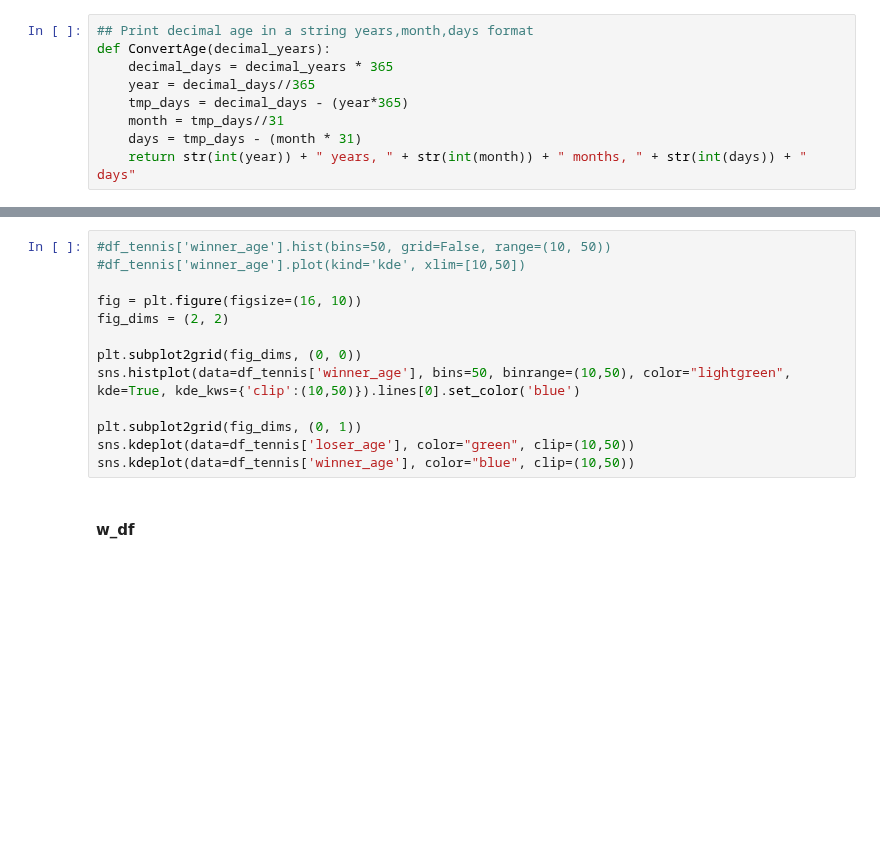
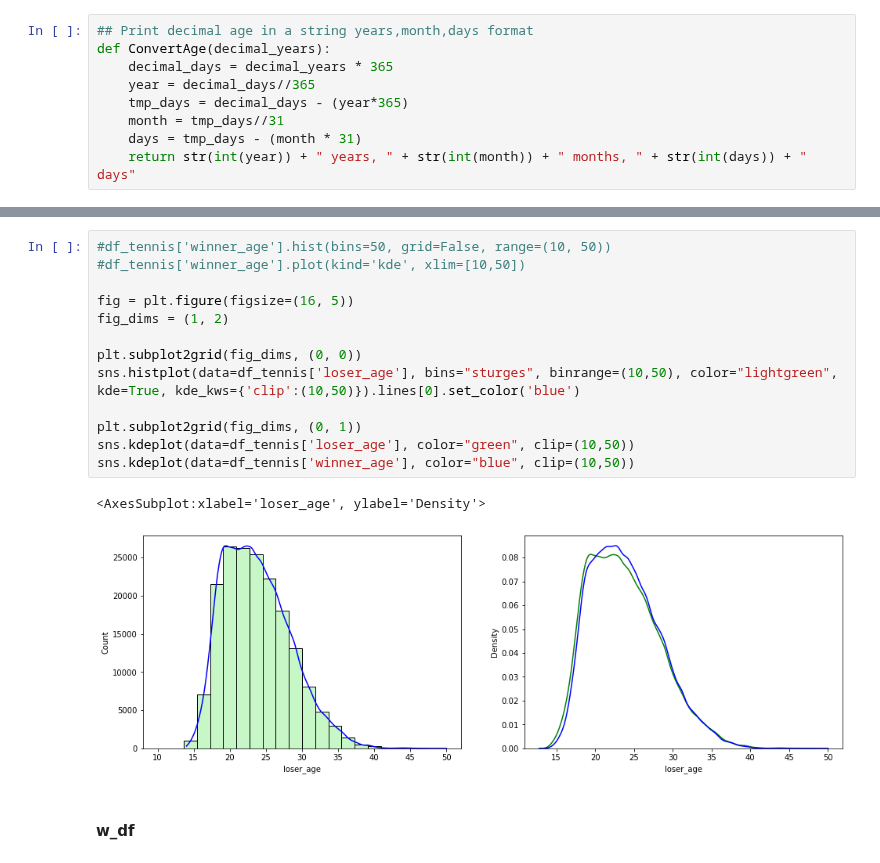
Before and after one commit to gasparax/DM_Project, a Jupyter notebook: data_understanding.ipynb, the cells around one changed output, grey strips where cells are left out. Saved outputs shown, nothing was run; the diff lists cells and outputs as text; blank space fills up the shorter version.

```diff
--- a/data_understanding.ipynb
+++ b/data_understanding.ipynb
@@ -682,16 +722,19 @@ df_tennis.boxplot(vert=False, column=['winner_age'], return_type='axes',figsize=
 # %%
 #df_tennis['winner_age'].hist(bins=50, grid=False, range=(10, 50))
 #df_tennis['winner_age'].plot(kind='kde', xlim=[10,50])
 
-fig = plt.figure(figsize=(16, 10))
-fig_dims = (2, 2)
+fig = plt.figure(figsize=(16, 5))
+fig_dims = (1, 2)
 
 plt.subplot2grid(fig_dims, (0, 0))
-sns.histplot(data=df_tennis['winner_age'], bins=50, binrange=(10,50), color="lightgreen", kde=True, kde_kws={'clip':(10,50)}).lines[0].set_color('blue')
+sns.histplot(data=df_tennis['loser_age'], bins="sturges", binrange=(10,50), color="lightgreen", kde=True, kde_kws={'clip':(10,50)}).lines[0].set_color('blue')
 
 plt.subplot2grid(fig_dims, (0, 1))
 sns.kdeplot(data=df_tennis['loser_age'], color="green", clip=(10,50))
 sns.kdeplot(data=df_tennis['winner_age'], color="blue", clip=(10,50))
+# %% [output]
+<AxesSubplot:xlabel='loser_age', ylabel='Density'>
+[figure, added]
 # %% [markdown]
 #### w_df
 # %%
```
Also changed, not shown: parts of 43 cells of this notebook.
